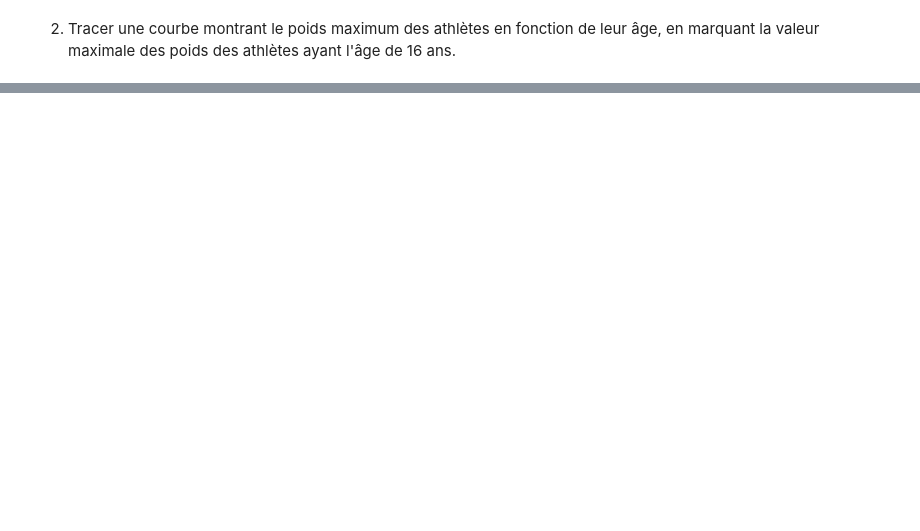
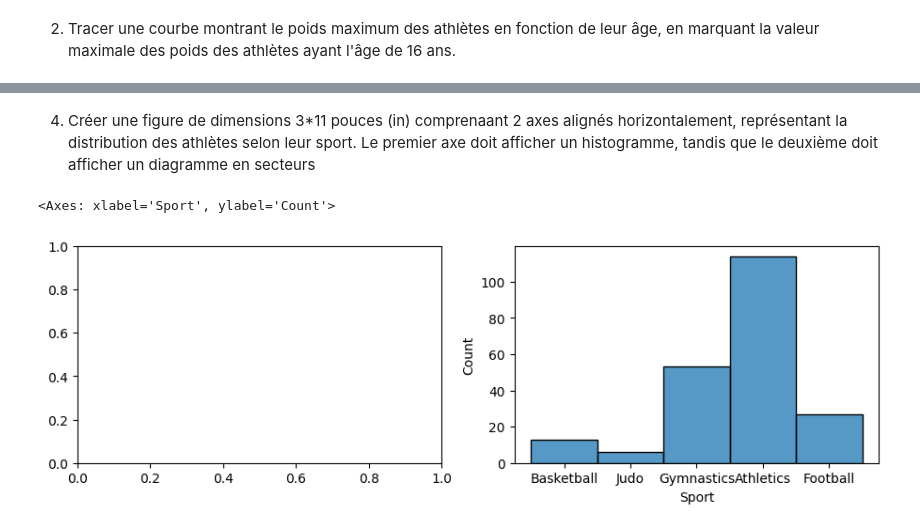
Before and after one commit to waterflow80/machine-learning, a Jupyter notebook: tp1.1.ipynb, the cells around one changed output, grey strips where cells are left out. Cells and saved outputs as stored; diff of their text form; code cells hidden in the pictures; blank space fills up the shorter version.

```diff
--- a/tp1.1.ipynb
+++ b/tp1.1.ipynb
@@ -187,0 +229,11 @@ plt.subplot
+# %% [markdown]
+4.  Créer une figure de dimensions 3*11 pouces (in) comprenaant 2 axes alignés horizontalement, représentant la distribution des athlètes selon leur sport. Le premier axe doit afficher un histogramme, tandis que le deuxième doit afficher un diagramme en secteurs
+# %%
+fig, axs = plt.subplots(1, 2, figsize=(11,3))
+sns.histplot(x='Sport', data=df_athlete)
+# TODO: Complete
+#axs[0].plot(df_athlete['Sport'].unique(), df_athlete['Sport'])
+#df_athlete['Sport'].value_counts().plot.pie()
+# %% [output]
+<Axes: xlabel='Sport', ylabel='Count'>
+[figure, added]
```
Also changed, not shown: parts of 9 cells of this notebook.
